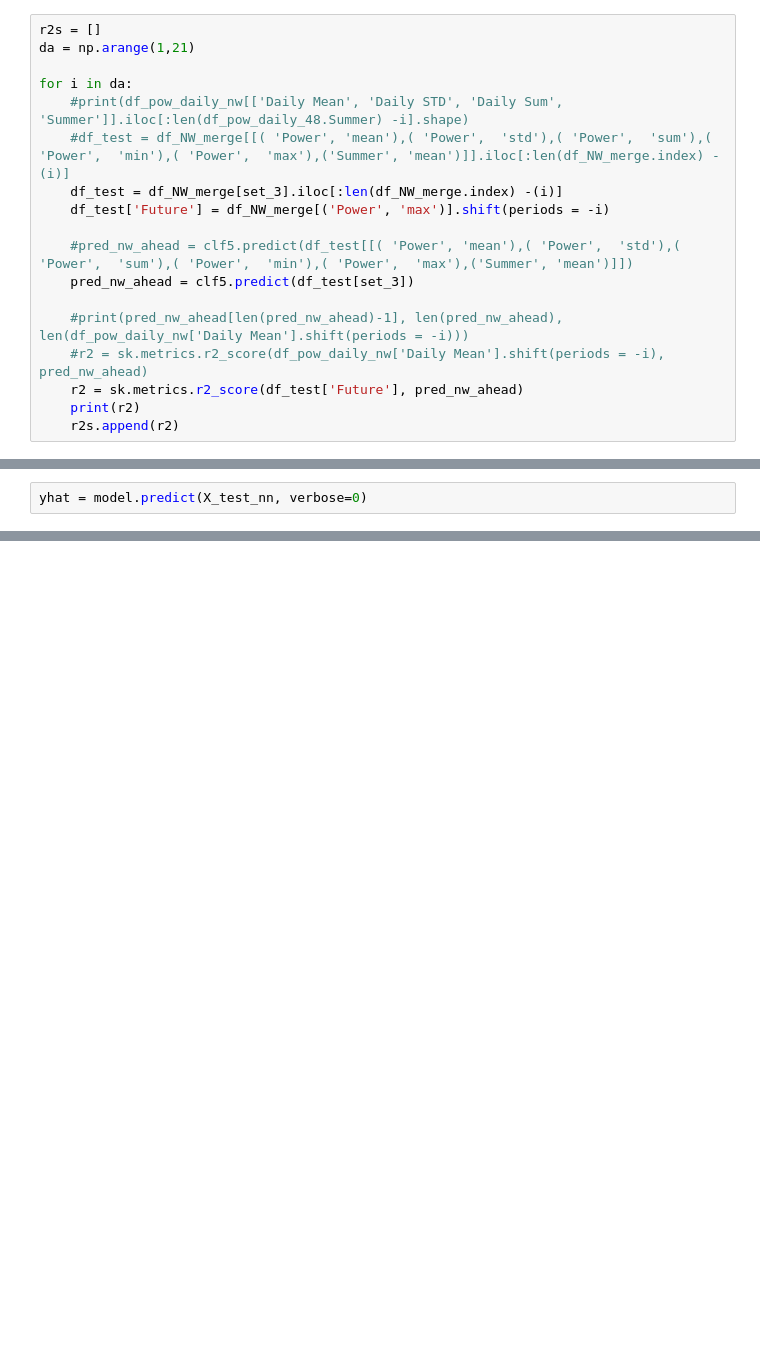
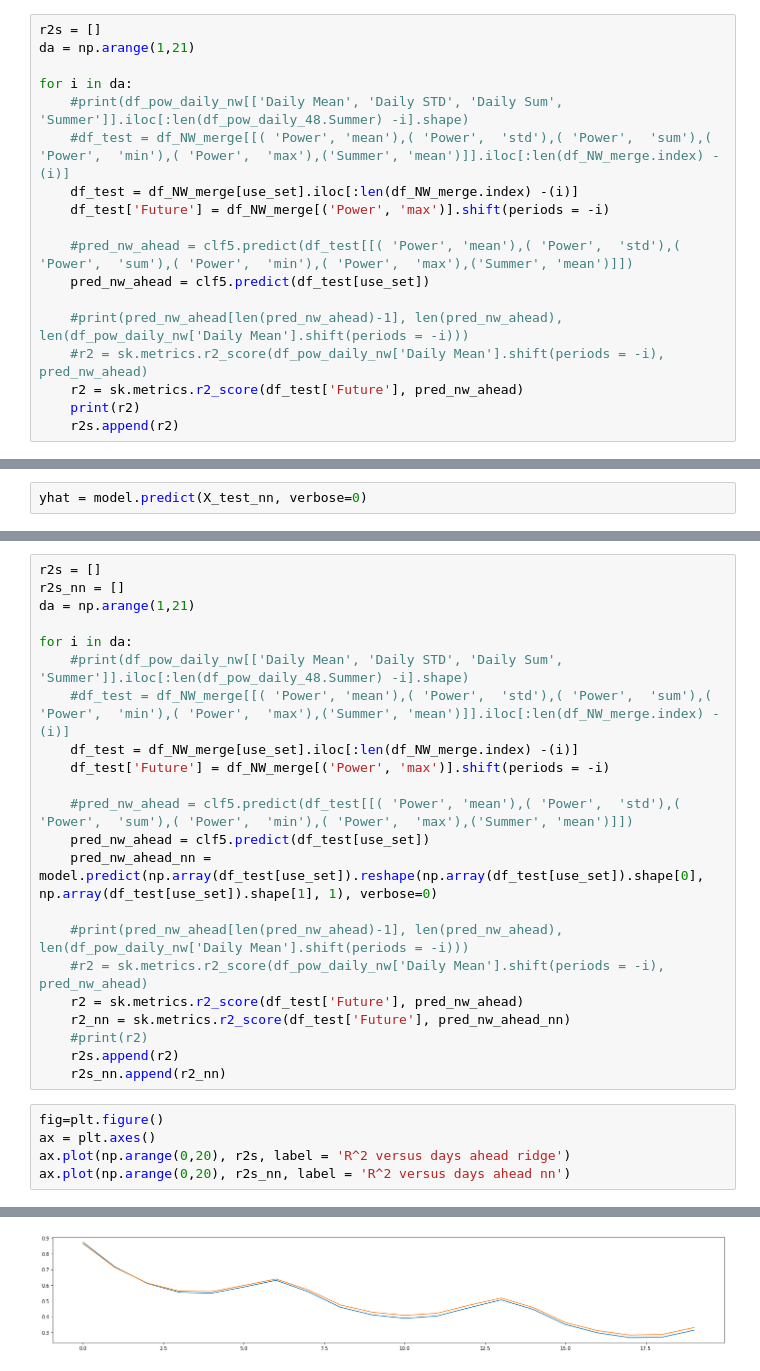
Before and after one commit to Thabetten/Advanced-Data-Science-Capstone-IBM, a Jupyter notebook: IBM_Advanced_DS_capstone.ipynb, the cells around one changed output, grey strips where cells are left out. Drawn from its saved outputs; the diff is of its cells as text; blank space fills up the shorter version.

```diff
--- a/IBM_Advanced_DS_capstone.ipynb
+++ b/IBM_Advanced_DS_capstone.ipynb
@@ -738,11 +740,11 @@ da = np.arange(1,21)
 for i in da:
     #print(df_pow_daily_nw[['Daily Mean', 'Daily STD', 'Daily Sum', 'Summer']].iloc[:len(df_pow_daily_48.Summer) -i].shape)
     #df_test = df_NW_merge[[( 'Power', 'mean'),( 'Power',  'std'),( 'Power',  'sum'),( 'Power',  'min'),( 'Power',  'max'),('Summer', 'mean')]].iloc[:len(df_NW_merge.index) -(i)]
-    df_test = df_NW_merge[set_3].iloc[:len(df_NW_merge.index) -(i)]
+    df_test = df_NW_merge[use_set].iloc[:len(df_NW_merge.index) -(i)]
     df_test['Future'] = df_NW_merge[('Power', 'max')].shift(periods = -i)
 
     #pred_nw_ahead = clf5.predict(df_test[[( 'Power', 'mean'),( 'Power',  'std'),( 'Power',  'sum'),( 'Power',  'min'),( 'Power',  'max'),('Summer', 'mean')]])
-    pred_nw_ahead = clf5.predict(df_test[set_3])
+    pred_nw_ahead = clf5.predict(df_test[use_set])
 
     #print(pred_nw_ahead[len(pred_nw_ahead)-1], len(pred_nw_ahead), len(df_pow_daily_nw['Daily Mean'].shift(periods = -i)))
     #r2 = sk.metrics.r2_score(df_pow_daily_nw['Daily Mean'].shift(periods = -i), pred_nw_ahead)
@@ -835,0 +817,28 @@ yhat_t =
+# %%
+r2s = []
+r2s_nn = []
+da = np.arange(1,21)
+
+for i in da:
+    #print(df_pow_daily_nw[['Daily Mean', 'Daily STD', 'Daily Sum', 'Summer']].iloc[:len(df_pow_daily_48.Summer) -i].shape)
+    #df_test = df_NW_merge[[( 'Power', 'mean'),( 'Power',  'std'),( 'Power',  'sum'),( 'Power',  'min'),( 'Power',  'max'),('Summer', 'mean')]].iloc[:len(df_NW_merge.index) -(i)]
+    df_test = df_NW_merge[use_set].iloc[:len(df_NW_merge.index) -(i)]
+    df_test['Future'] = df_NW_merge[('Power', 'max')].shift(periods = -i)
+
+    #pred_nw_ahead = clf5.predict(df_test[[( 'Power', 'mean'),( 'Power',  'std'),( 'Power',  'sum'),( 'Power',  'min'),( 'Power',  'max'),('Summer', 'mean')]])
+    pred_nw_ahead = clf5.predict(df_test[use_set])
+    pred_nw_ahead_nn = model.predict(np.array(df_test[use_set]).reshape(np.array(df_test[use_set]).shape[0], np.array(df_test[use_set]).shape[1], 1), verbose=0)
+
+    #print(pred_nw_ahead[len(pred_nw_ahead)-1], len(pred_nw_ahead), len(df_pow_daily_nw['Daily Mean'].shift(periods = -i)))
+    #r2 = sk.metrics.r2_score(df_pow_daily_nw['Daily Mean'].shift(periods = -i), pred_nw_ahead)
+    r2 = sk.metrics.r2_score(df_test['Future'], pred_nw_ahead)
+    r2_nn = sk.metrics.r2_score(df_test['Future'], pred_nw_ahead_nn)
+    #print(r2)
+    r2s.append(r2)
+    r2s_nn.append(r2_nn)
+# %%
+fig=plt.figure()
+ax = plt.axes()
+ax.plot(np.arange(0,20), r2s, label = 'R^2 versus days ahead ridge')
+ax.plot(np.arange(0,20), r2s_nn, label = 'R^2 versus days ahead nn')
+# %% [output]
@@ -835,0 +846 @@ yhat_t =
+[figure, added]
```
Also changed, not shown: parts of 6 cells of this notebook.
